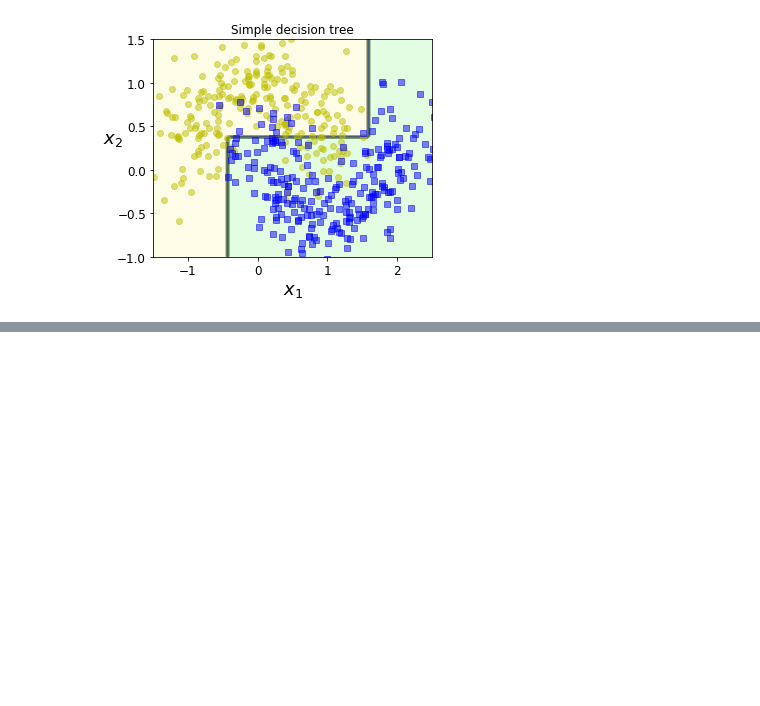
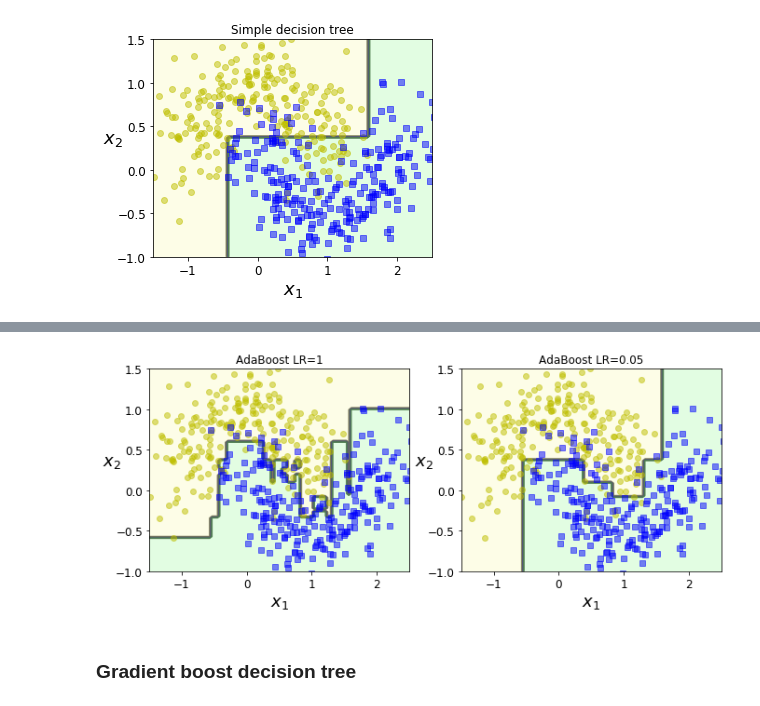
Before and after one commit to markfmace/fellowworkshop, a Jupyter notebook: Boosting example.ipynb, the cells around one changed output, grey strips where cells are left out. Saved outputs shown, nothing was run; the diff lists cells and outputs as text; code cells hidden in the pictures; blank space fills up the shorter version.

```diff
--- a/Boosting example.ipynb
+++ b/Boosting example.ipynb
@@ -90,0 +93,13 @@ plt.show()
+# %%
+# AdaBoost
+from sklearn.ensemble import AdaBoostClassifier
+
+ada_clf_005 = AdaBoostClassifier(
+    DecisionTreeClassifier(max_depth=1), n_estimators=200,
+    algorithm="SAMME.R", learning_rate=0.05, random_state=42)
+ada_clf_005.fit(X_train, y_train)
+
+ada_clf_1 = AdaBoostClassifier(
+    DecisionTreeClassifier(max_depth=1), n_estimators=200,
+    algorithm="SAMME.R", learning_rate=0.5, random_state=42)
+ada_clf_1.fit(X_train, y_train)
@@ -90,0 +122,14 @@ plt.show()
+# %%
+# compare two learning rates
+plt.figure(figsize=(11,4))
+plt.subplot(121)
+plot_decision_boundary(ada_clf_1, X, y)
+plt.title('AdaBoost LR=1')
+plt.subplot(122)
+plot_decision_boundary(ada_clf_005, X, y)
+plt.title('AdaBoost LR=0.05')
+plt.show()
+# %% [output]
+[figure, added]
+# %% [markdown]
+<h3> Gradient boost decision tree </h3>
```
Also changed, not shown: parts of 27 cells of this notebook.
